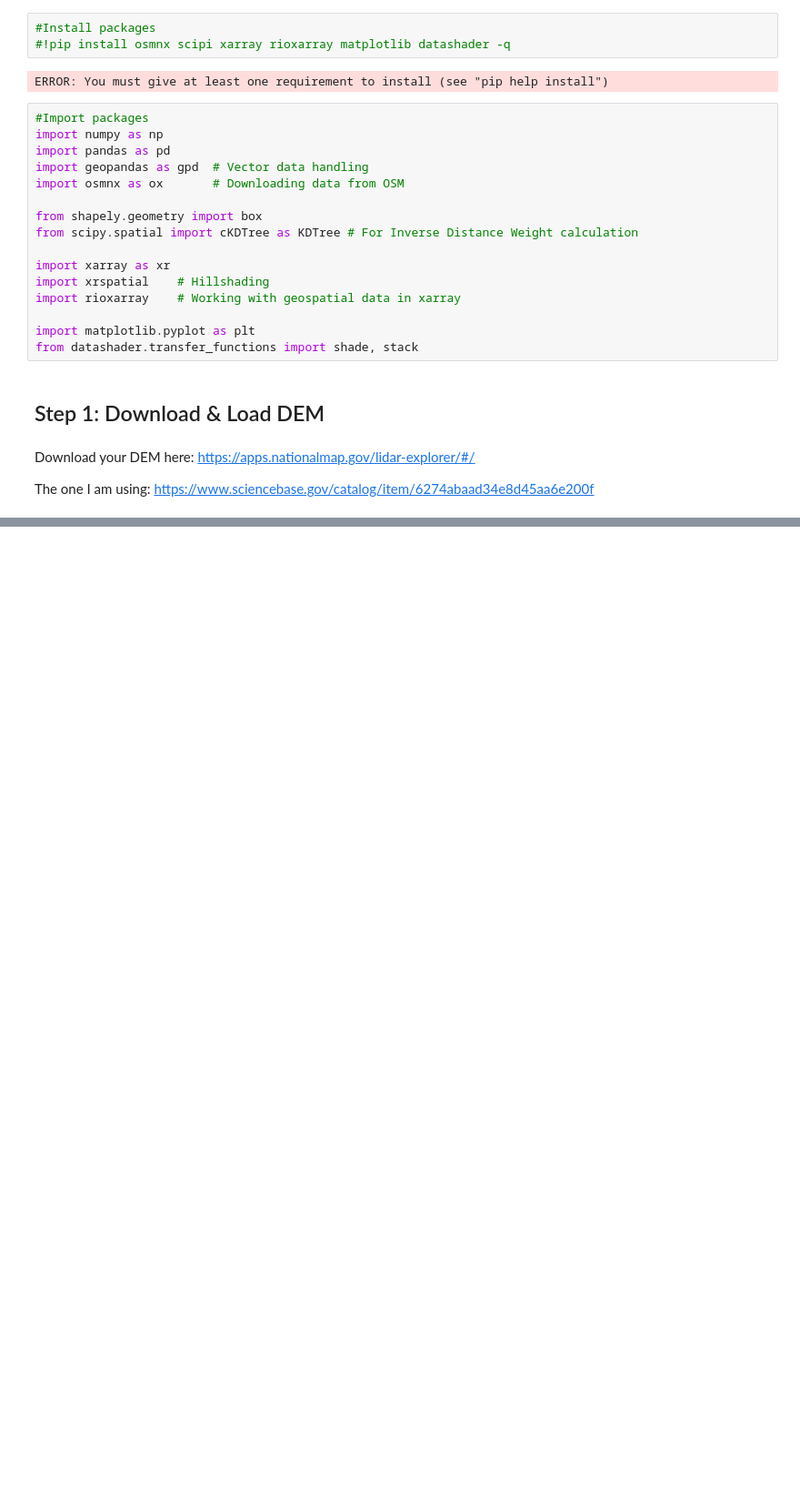
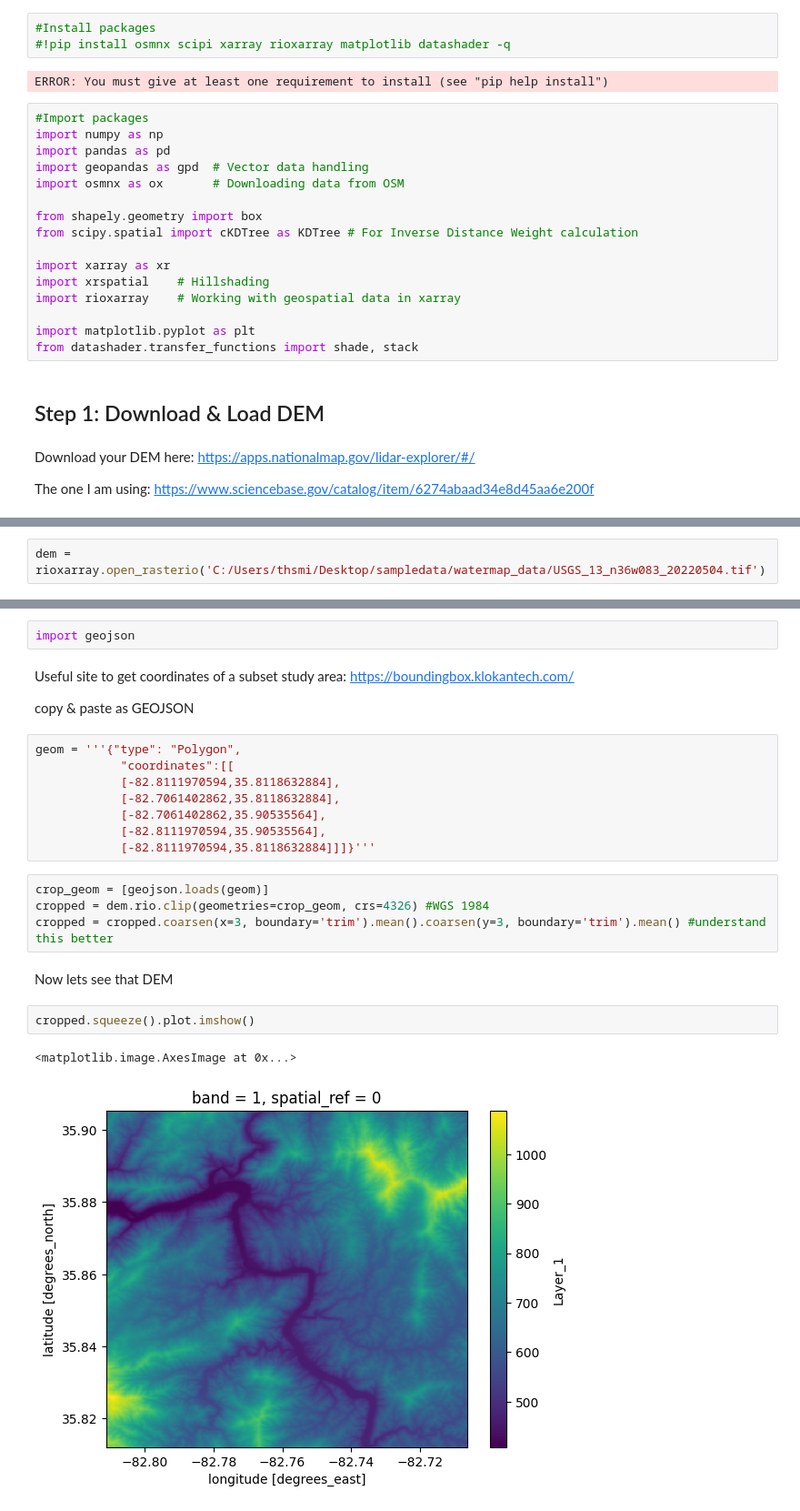
Before and after one commit to tomssmith17/CodeProjs2024, a Jupyter notebook: watermap.ipynb, the cells around one changed output, grey strips where cells are left out. Shown at 91% size. Saved outputs shown, nothing was run; the diff lists cells and outputs as text; blank space fills up the shorter version.

```diff
--- a/watermap.ipynb
+++ b/watermap.ipynb
@@ -35,0 +34,2 @@ The one I am using: https://www.sciencebase.gov/catalog/item/6274abaad34e8d45aa6
+# %%
+dem = rioxarray.open_rasterio('C:/Users/thsmi/Desktop/sampledata/watermap_data/USGS_13_n36w083_20220504.tif')
@@ -35,0 +38,25 @@ The one I am using: https://www.sciencebase.gov/catalog/item/6274abaad34e8d45aa6
+# %%
+import geojson
+# %% [markdown]
+Useful site to get coordinates of a subset study area: https://boundingbox.klokantech.com/
+
+copy & paste as GEOJSON
+# %%
+geom = '''{"type": "Polygon",
+            "coordinates":[[
+            [-82.8111970594,35.8118632884],
+            [-82.7061402862,35.8118632884],
+            [-82.7061402862,35.90535564],
+            [-82.8111970594,35.90535564],
+            [-82.8111970594,35.8118632884]]]}'''
+# %%
+crop_geom = [geojson.loads(geom)]
+cropped = dem.rio.clip(geometries=crop_geom, crs=4326) #WGS 1984
+cropped = cropped.coarsen(x=3, boundary='trim').mean().coarsen(y=3, boundary='trim').mean() #understand this better
+# %% [markdown]
+Now lets see that DEM
+# %%
+cropped.squeeze().plot.imshow()
+# %% [output]
+<matplotlib.image.AxesImage at 0x...>
+[figure, added]
```
Also changed, not shown: parts of 2 cells of this notebook.
